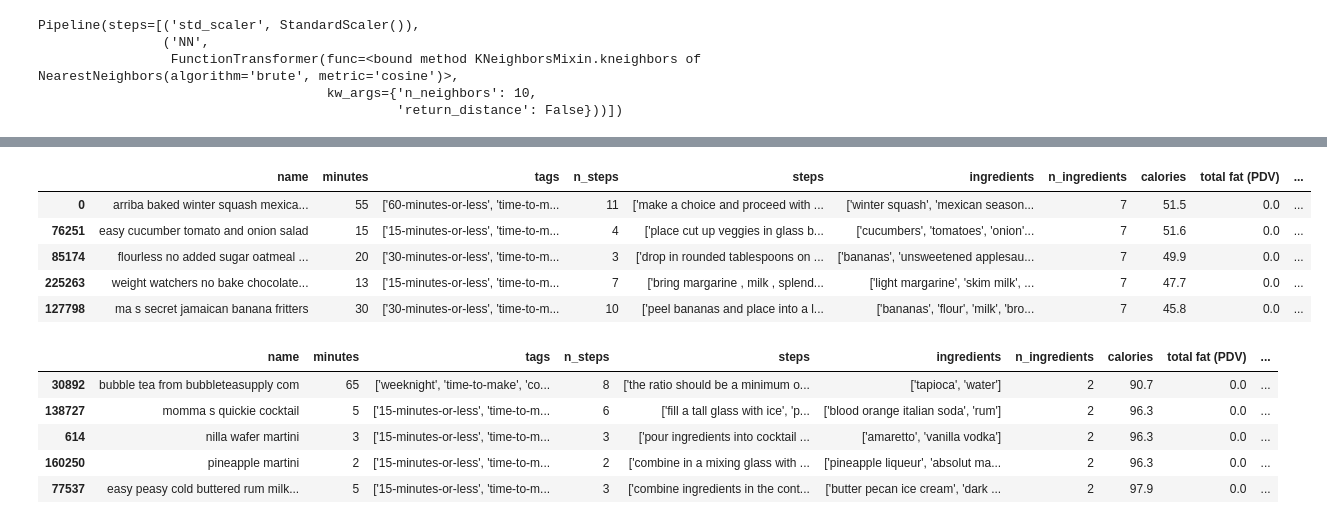
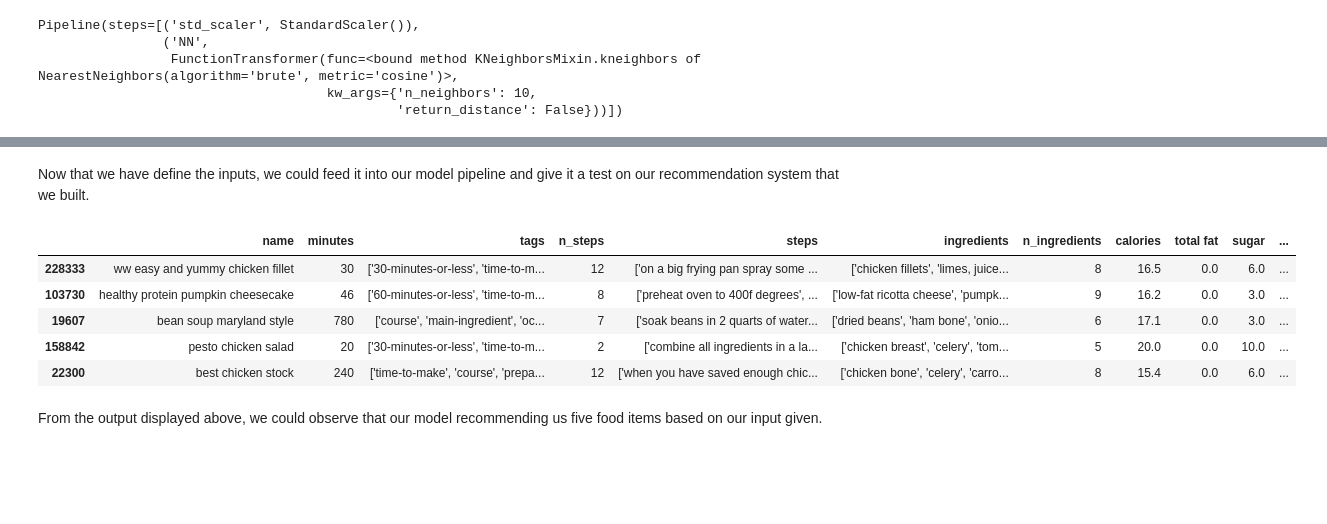
Before and after one commit to Melo04/diet-recommender-system, a Jupyter notebook: main.ipynb, the cells around one changed output, grey strips where cells are left out. Saved outputs shown, nothing was run; the diff lists cells and outputs as text; code cells hidden in the pictures; blank space fills up the shorter version.

Commit message:
modelling

```diff
--- a/main.ipynb
+++ b/main.ipynb
@@ -428,0 +483,2 @@ Insights:
+# %%
+df.drop(['food types'], axis=1, inplace=True)
@@ -429,4 +493,3 @@ Insights:
 # %%
-from sklearn.preprocessing import StandardScaler
 scaler=StandardScaler()
-prep_data=scaler.fit_transform(df.iloc[:, 6:13].to_numpy())
+prep_data=scaler.fit_transform(df.iloc[:, 7:18].to_numpy())
@@ -505,0 +567,8 @@ def recommand(dataframe,_input,max_nutritional_values,ingredient_filter=None,par
+# %%
+# recommend user based on their input requirements
+def recommend(df,_input,max_nutritional_values,food_type,ingredient_filter=None,params={'return_distance':False}):
+    extract_data=filter_data(df, ingredient_filter, max_nutritional_values, food_type)
+    prep_data,scaler=scaling(extract_data)
+    neigh=nn_predictor(prep_data)
+    pipeline=build_pipeline(neigh, scaler,params)
+    return apply_pipeline(pipeline, _input, extract_data)
@@ -506,21 +579,22 @@ def recommand(dataframe,_input,max_nutritional_values,ingredient_filter=None,par
 # %%
-max_Calories=2000
-max_daily_fat=100
+max_calories=50
+max_daily_fat=50
+max_daily_Sugar=40
+max_daily_Sodium=2300
+max_daily_Protein=200
 max_daily_Saturatedfat=13
-max_daily_Cholesterol=300
-max_daily_Sodium=2300
 max_daily_Carbohydrate=325
-max_daily_Fiber=40
-# max_daily_Sugar=40
-# max_daily_Protein=200
-max_list=[max_Calories,max_daily_fat,max_daily_Saturatedfat,max_daily_Cholesterol,max_daily_Sodium,max_daily_Carbohydrate,max_daily_Fiber]
+food_type='Non-Vegan'
+inputs = [max_calories, max_daily_fat, max_daily_Sugar, max_daily_Sodium, max_daily_Protein, max_daily_Saturatedfat, max_daily_Carbohydrate]
+# %% [markdown]
+Now that we have define the inputs, we could feed it into our model pipeline and give it a test on our recommendation system that we built.
 # %%
-test_input=df.iloc[0:1,6:13].to_numpy()
-recommand(df,test_input,max_list)
+test_input=df.iloc[0:1,7:18].to_numpy()
+recommend(df, test_input, inputs, food_type)
 # %% [output]
-|  | name | minutes | tags | n_steps | steps | ingredients | n_ingredients | calories | total fat (PDV) | ... |
-| 0 | arriba baked winter squash mexica... | 55 | ['60-minutes-or-less', 'time-to-m... | 11 | ['make a choice and proceed with ... | ['winter squash', 'mexican season... | 7 | 51.5 | 0.0 | ... |
-| 76251 | easy cucumber tomato and onion salad | 15 | ['15-minutes-or-less', 'time-to-m... | 4 | ['place cut up veggies in glass b... | ['cucumbers', 'tomatoes', 'onion'... | 7 | 51.6 | 0.0 | ... |
-| 85174 | flourless no added sugar oatmeal ... | 20 | ['30-minutes-or-less', 'time-to-m... | 3 | ['drop in rounded tablespoons on ... | ['bananas', 'unsweetened applesau... | 7 | 49.9 | 0.0 | ... |
-| 225263 | weight watchers no bake chocolate... | 13 | ['15-minutes-or-less', 'time-to-m... | 7 | ['bring margarine , milk , splend... | ['light margarine', 'skim milk', ... | 7 | 47.7 | 0.0 | ... |
-| 127798 | ma s secret jamaican banana fritters | 30 | ['30-minutes-or-less', 'time-to-m... | 10 | ['peel bananas and place into a l... | ['bananas', 'flour', 'milk', 'bro... | 7 | 45.8 | 0.0 | ... |
+|  | name | minutes | tags | n_steps | steps | ingredients | n_ingredients | calories | total fat | sugar | ... |
+| 228333 | ww easy and yummy chicken fillet | 30 | ['30-minutes-or-less', 'time-to-m... | 12 | ['on a big frying pan spray some ... | ['chicken fillets', 'limes, juice... | 8 | 16.5 | 0.0 | 6.0 | ... |
+| 103730 | healthy protein pumpkin cheesecake | 46 | ['60-minutes-or-less', 'time-to-m... | 8 | ['preheat oven to 400f degrees', ... | ['low-fat ricotta cheese', 'pumpk... | 9 | 16.2 | 0.0 | 3.0 | ... |
+| 19607 | bean soup maryland style | 780 | ['course', 'main-ingredient', 'oc... | 7 | ['soak beans in 2 quarts of water... | ['dried beans', 'ham bone', 'onio... | 6 | 17.1 | 0.0 | 3.0 | ... |
+| 158842 | pesto chicken salad | 20 | ['30-minutes-or-less', 'time-to-m... | 2 | ['combine all ingredients in a la... | ['chicken breast', 'celery', 'tom... | 5 | 20.0 | 0.0 | 10.0 | ... |
+| 22300 | best chicken stock | 240 | ['time-to-make', 'course', 'prepa... | 12 | ['when you have saved enough chic... | ['chicken bone', 'celery', 'carro... | 8 | 15.4 | 0.0 | 6.0 | ... |
@@ -552,9 +601,2 @@ recommended_recipe = recommend_by_calories(df, 100, max_list)
-# %%
-recommended_recipe.head(5)
-# %% [output]
-|  | name | minutes | tags | n_steps | steps | ingredients | n_ingredients | calories | total fat (PDV) | ... |
-| 30892 | bubble tea from bubbleteasupply com | 65 | ['weeknight', 'time-to-make', 'co... | 8 | ['the ratio should be a minimum o... | ['tapioca', 'water'] | 2 | 90.7 | 0.0 | ... |
-| 138727 | momma s quickie cocktail | 5 | ['15-minutes-or-less', 'time-to-m... | 6 | ['fill a tall glass with ice', 'p... | ['blood orange italian soda', 'rum'] | 2 | 96.3 | 0.0 | ... |
-| 614 | nilla wafer martini | 3 | ['15-minutes-or-less', 'time-to-m... | 3 | ['pour ingredients into cocktail ... | ['amaretto', 'vanilla vodka'] | 2 | 96.3 | 0.0 | ... |
-| 160250 | pineapple martini | 2 | ['15-minutes-or-less', 'time-to-m... | 2 | ['combine in a mixing glass with ... | ['pineapple liqueur', 'absolut ma... | 2 | 96.3 | 0.0 | ... |
-| 77537 | easy peasy cold buttered rum milk... | 5 | ['15-minutes-or-less', 'time-to-m... | 3 | ['combine ingredients in the cont... | ['butter pecan ice cream', 'dark ... | 2 | 97.9 | 0.0 | ... |
+# %% [markdown]
+From the output displayed above, we could observe that our model recommending us five food items based on our input given.
```
Also changed, not shown: parts of 51 cells of this notebook.
